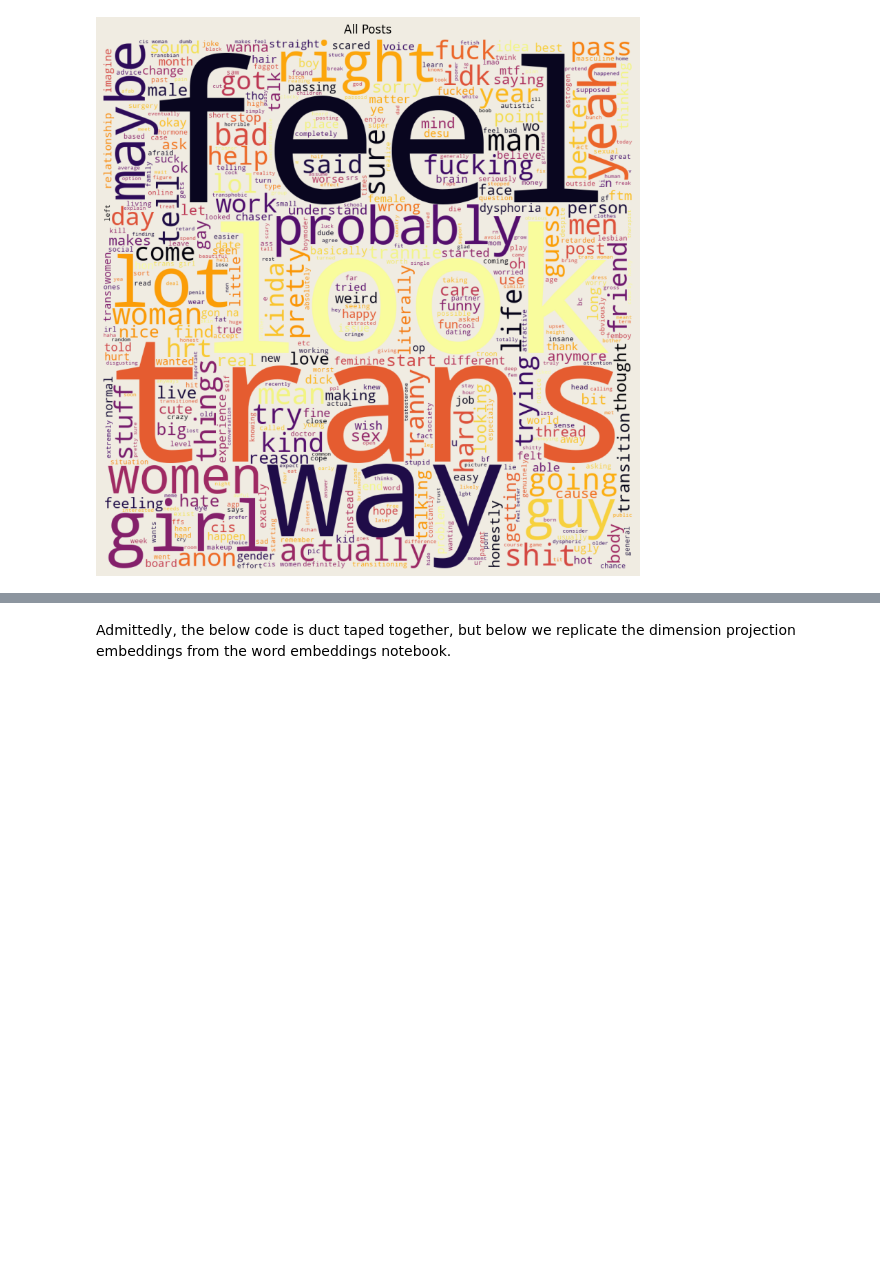
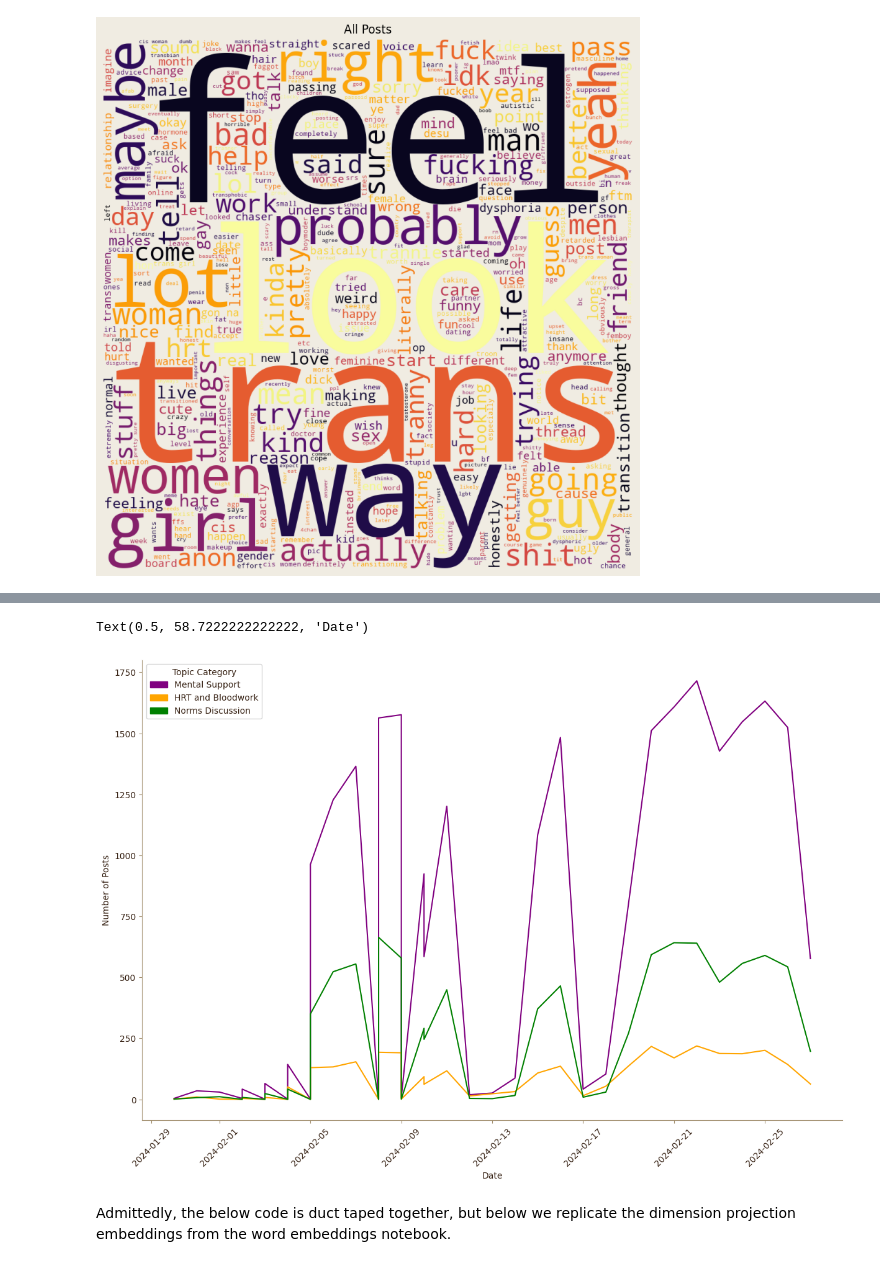
Before and after one commit to bucketteOfIvy/4chan-cca, a Jupyter notebook: code/TopicAnalysis.ipynb, the cells around one changed output, grey strips where cells are left out. Cells and saved outputs as stored; diff of their text form; code cells hidden in the pictures; blank space fills up the shorter version.

```diff
--- a/code/TopicAnalysis.ipynb
+++ b/code/TopicAnalysis.ipynb
@@ -625,0 +726,7 @@ ax.axis('off')
+# %%
+all_counts_by_day['HRT'] = all_counts_by_day[81] + all_counts_by_day[16] + all_counts_by_day[65] + all_counts_by_day[74]
+all_counts_by_day['Norms'] = all_counts_by_day[84] + all_counts_by_day[59]
+all_counts_by_day['Mental Support'] = all_counts_by_day[31]
+
+all_counts_by_day = all_counts_by_day[['date', 'Mental Support', 'HRT', 'Norms']]
+all_counts_by_day.head()
@@ -626,3 +740,65 @@ ax.axis('off')
+# %%
+BACKGROUND_COLOR = '#ffffff'
+SPINE_COLOR = '#a39070'
+FONT_COLOR = '#372214'
+
+color_dict = {
+    'Mental Support':'purple',
+    'HRT':'orange',
+    'Norms':'green'
+}
+
+cat_names = {
+    'Mental Support':'Mental Support',
+    'Norms':'Norms Discussion',
+    'HRT':'HRT and Bloodwork'
+}
+
+from datetime import datetime
+import matplotlib.dates as mdates
+from matplotlib.patches import Patch
+
+plt.rcParams.update({'text.color':FONT_COLOR,
+             'axes.labelcolor':FONT_COLOR,
+             'axes.labelcolor':FONT_COLOR,
+             'xtick.color':FONT_COLOR,
+             'ytick.color':FONT_COLOR})
+
+fig, ax = plt.subplots(figsize=(12,8))
+
+fig.tight_layout()
+ax.set_facecolor(BACKGROUND_COLOR)
+fig.set_facecolor(BACKGROUND_COLOR)
+
+ax.spines['bottom'].set_color(SPINE_COLOR)
+ax.spines['left'].set_color(SPINE_COLOR)
+
+ax.spines['top'].set_color(BACKGROUND_COLOR)
+ax.spines['right'].set_color(BACKGROUND_COLOR)
+ax.tick_params(axis='both', color=SPINE_COLOR)
+
+days = [datetime.strptime(d, '%Y-%m-%d').date() for d in all_counts_by_day['date']]
+
+for cat in all_counts_by_day.drop('date', axis=1).columns:
+    ax.plot(#all_dates['date'][all_dates['transRelated'] == 0],
+            days, # we have duplicate copies of dates in the Df
+            all_counts_by_day[cat],
+            color=color_dict[cat])
+
+ax.xaxis.set_major_formatter(mdates.DateFormatter('%Y-%m-%d'))
+ax.xaxis.set_major_locator(mdates.AutoDateLocator())
+ax.tick_params(axis='x', labelrotation=45)
+
+ax.legend(handles=\
+          [Patch(color=color_dict[cat], label=cat_names[cat])
+           for cat in ['Mental Support', 'HRT', 'Norms']], title='Topic Category')
+
+ax.set_ylabel('Number of Posts')
+ax.set_xlabel('Date')
+#ax.set_title('Number of /lgbt/ Posts in Sample by Time')
+# %% [output]
+Text(0.5, 58.7222222222222, 'Date')
+[figure, added]
 # %% [markdown]
 Admittedly, the below code is duct taped together, but below we replicate the dimension projection embeddings from the word embeddings notebook.
 # %%
```
Also changed, not shown: parts of 12 cells of this notebook, 14 other files.
